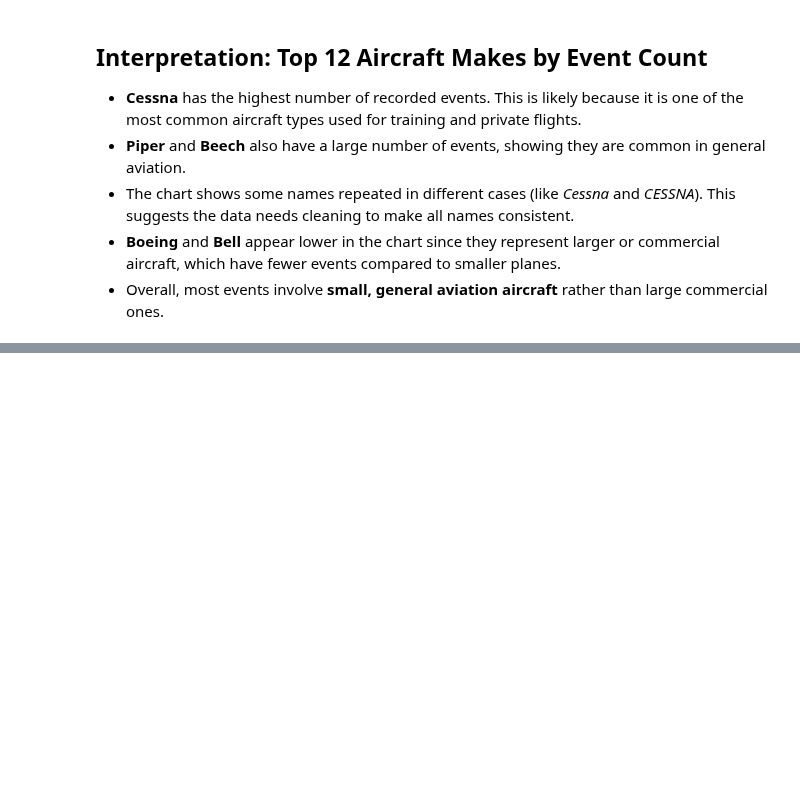
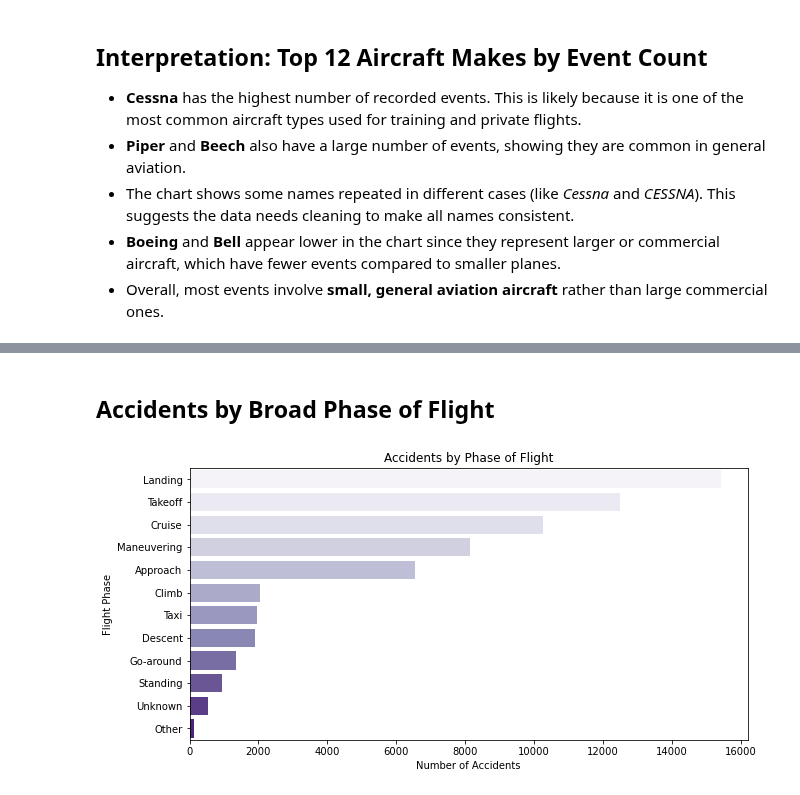
Before and after one commit to ivy35/Phase1_Project, a Jupyter notebook: notebooks/Untitled-aviation.ipynb, the cells around one changed output, grey strips where cells are left out. Drawn from its saved outputs; the diff is of its cells as text; code cells hidden in the pictures; blank space fills up the shorter version.

Commit message:
Accidents by Phase of Flight

```diff
--- a/notebooks/Untitled-aviation.ipynb
+++ b/notebooks/Untitled-aviation.ipynb
@@ -406,0 +448,19 @@ plt.show()
+# %% [markdown]
+## Accidents by Broad Phase of Flight
+# %%
+import matplotlib.pyplot as plt
+import seaborn as sns
+
+plt.figure(figsize=(10, 5))
+sns.countplot(
+    data=df,
+    y='Broad_phase_of_flight',
+    order=df['Broad_phase_of_flight'].value_counts().index,
+    palette='Purples'
+)
+plt.title("Accidents by Phase of Flight")
+plt.xlabel("Number of Accidents")
+plt.ylabel("Flight Phase")
+plt.show()
+# %% [output]
+[figure, added]
```
Also changed, not shown: parts of 7 cells of this notebook.
